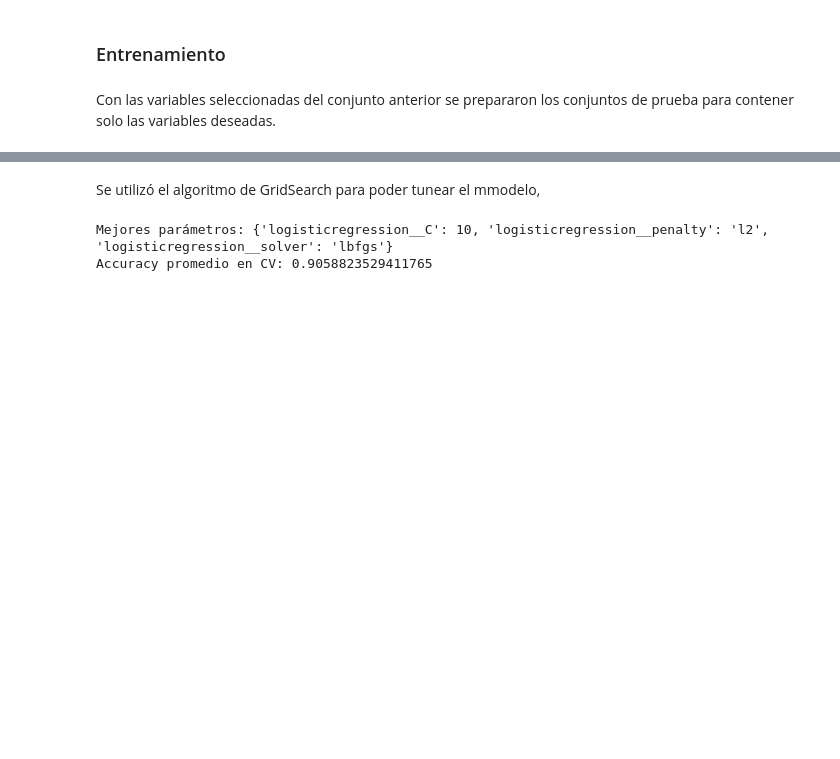
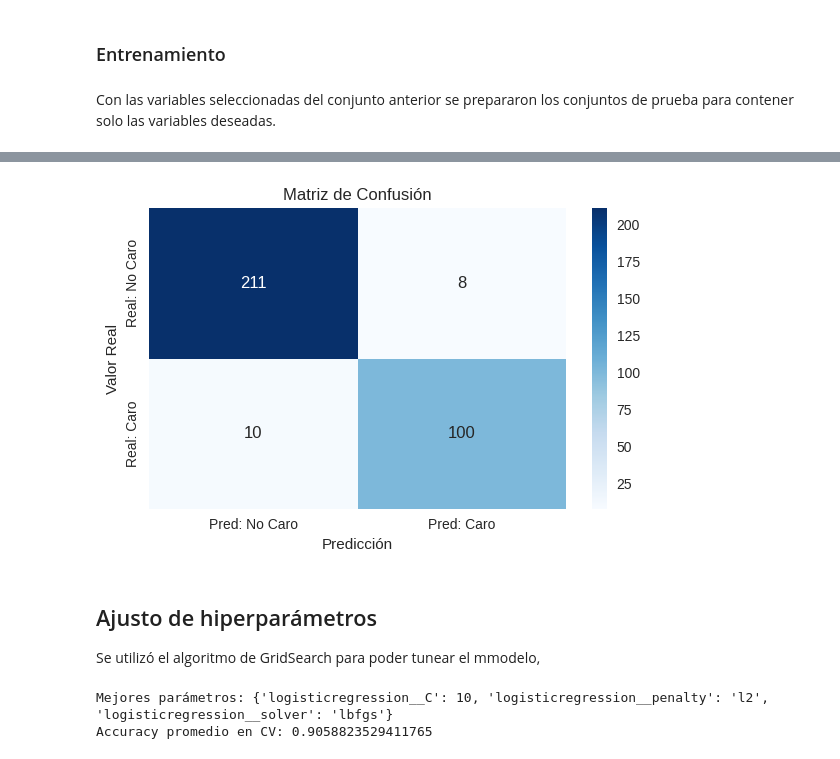
Before and after one commit to DanielRasho/MD-Proyecto2, a Jupyter notebook: LogisticRegression.ipynb, the cells around one changed output, grey strips where cells are left out. Drawn from its saved outputs; the diff is of its cells as text; code cells hidden in the pictures; blank space fills up the shorter version.

```diff
--- a/LogisticRegression.ipynb
+++ b/LogisticRegression.ipynb
@@ -231,0 +238,25 @@ y_test = test_set[target]
+# %%
+features = ["OverallQual", "TotalSF", "GarageCars", "FullBath", "YearRemodAdd", "Fireplaces"]
+X_train = train_set[features]
+y_train = train_set["Categoria_Caro"]
+X_test = test_set[features]
+y_test = test_set["Categoria_Caro"]
+
+pipeline = make_pipeline(
+    StandardScaler(),
+    LogisticRegression(max_iter=1000, random_state=42)
+)
+pipeline.fit(X_train, y_train)
+
+y_train_pred = pipeline.predict(X_train)
+y_pred = pipeline.predict(X_test)
+
+# Predict on test set (you already did this)
+y_test_pred = pipeline.predict(X_test)
+train_accuracy = accuracy_score(y_train, y_train_pred)
+test_accuracy = accuracy_score(y_test, y_test_pred)
+
+print(f"🔵 Accuracy de entrenamiento: {train_accuracy:.4f}")
+print(f"🟢 Accuracy de testeo:     {test_accuracy:.4f}")
+
+print(classification_report(y_test, y_pred, output_dict=False))
@@ -232,4 +278,24 @@ y_test = test_set[target]
+# %%
+# 🔍 Confusion matrix
+conf_matrix = confusion_matrix(y_test, y_pred)
+plt.figure(figsize=(6, 4))
+sns.heatmap(
+    conf_matrix,
+    annot=True,
+    fmt="d",
+    cmap="Blues",
+    xticklabels=["Pred: No Caro", "Pred: Caro"],
+    yticklabels=["Real: No Caro", "Real: Caro"]
+)
+plt.title("Matriz de Confusión")
+plt.xlabel("Predicción")
+plt.ylabel("Valor Real")
+plt.tight_layout()
+plt.show()
+# %% [output]
+[figure, added]
 # %% [markdown]
+## Ajusto de hiperparámetros
 Se utilizó el algoritmo de GridSearch para poder tunear el mmodelo,
 # %%
 features = ["OverallQual", "TotalSF", "GarageCars", "FullBath", "YearRemodAdd", "Fireplaces"]
```
Also changed, not shown: parts of 5 cells of this notebook.
